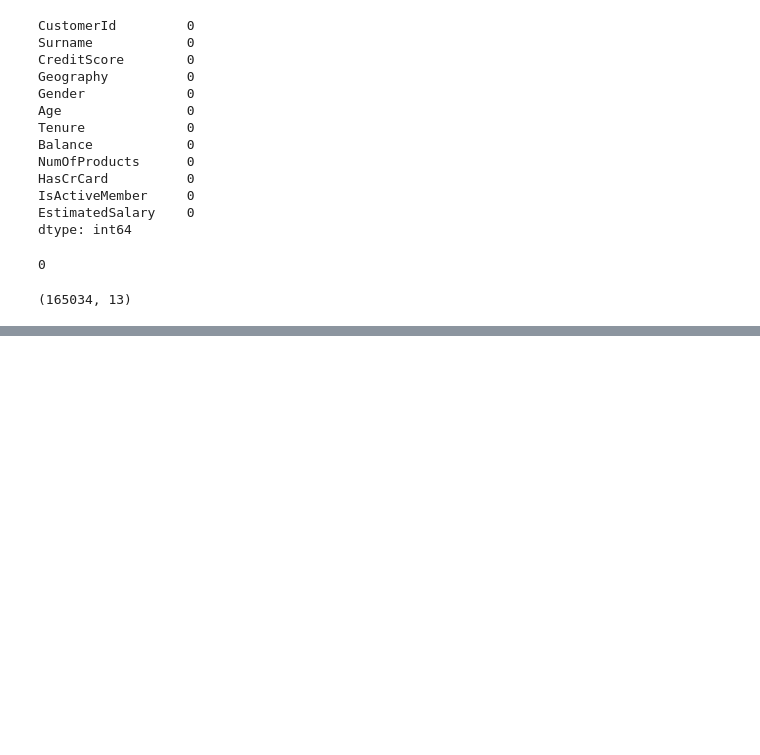
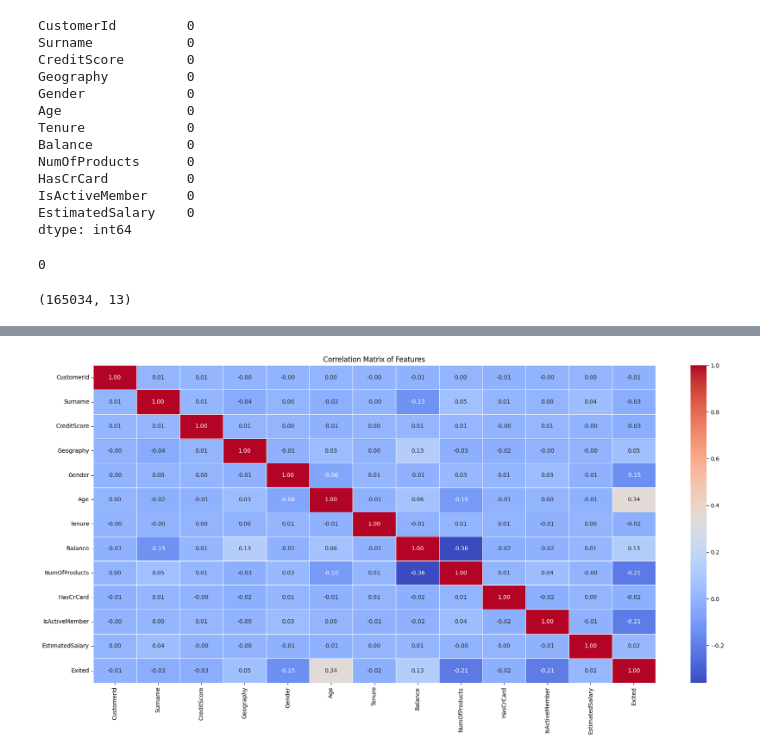
Before and after one commit to GLima727/KaggleLearning, a Jupyter notebook: bankdata/tutorial.ipynb, the cells around one changed output, grey strips where cells are left out. Drawn from its saved outputs; the diff is of its cells as text; code cells hidden in the pictures; blank space fills up the shorter version.

```diff
--- a/bankdata/tutorial.ipynb
+++ b/bankdata/tutorial.ipynb
@@ -139,0 +160,13 @@ plt.show()
+# %%
+# Measuring correlation function
+def corr(data):
+    # Set up the matplotlib figure
+    plt.figure(figsize=(22, 10))
+    # Create a heatmap using Seaborn
+    sns.heatmap(data, annot=True, cmap='coolwarm', fmt=".2f", linewidths=0.5)
+    # Set the title of the plot
+    plt.title('Correlation Matrix of Features')
+
+corr(data.corr())
+# %% [output]
+[figure, added]
```
Also changed, not shown: parts of 15 cells of this notebook, 6 other files.
